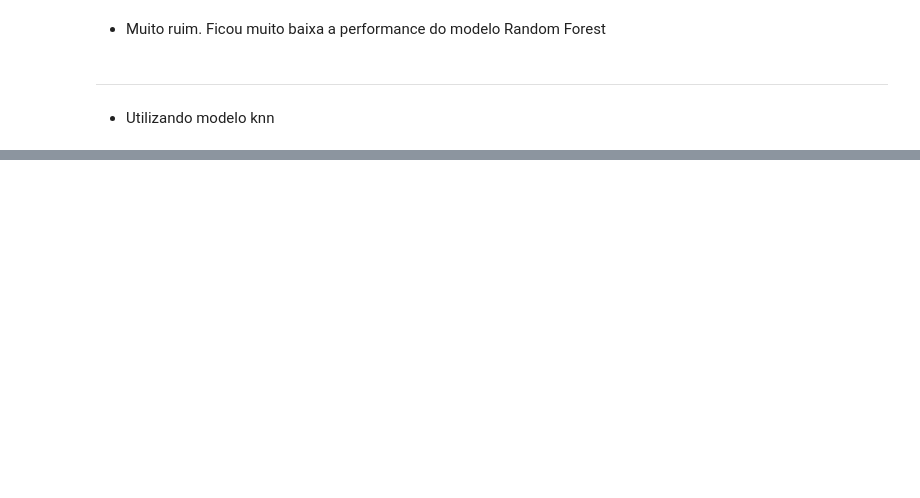
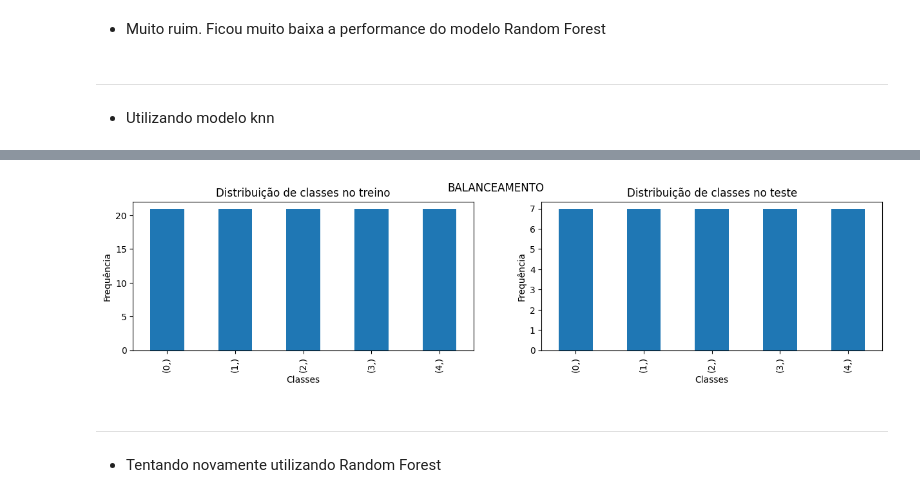
Before and after one commit to netomap/heart_disease, a Jupyter notebook: analise.ipynb, the cells around one changed output, grey strips where cells are left out. Cells and saved outputs as stored; diff of their text form; code cells hidden in the pictures; blank space fills up the shorter version.

```diff
--- a/analise.ipynb
+++ b/analise.ipynb
@@ -163,3 +245,62 @@ Accuracy: 0.60
 - O dataset está muito desbalanceado. Vamos tentar duas alternativas:
 - 1ª) Remover várias instâncias das classes dominantes para ver se os modelos ficam menos insensíveis com as classes minoritárias;
 - 2ª) Utilizar bibliotecas que criam instâncias "falsas" para a classe minoritária e ver se aumenta a sensibilidade desta;
+# %%
+def preparar_dataset_balanceado(test_size_=0.25):
+    """Função completa que traz os datasets já tratados em treino, teste"""
+    knn_inputer = KNNImputer(n_neighbors=10, weights='uniform', metric='nan_euclidean')
+
+    df = dataset.copy()
+    df = df.replace('?', np.nan)
+    df = df.astype(float)
+    df_inputed = knn_inputer.fit_transform(df)
+
+    df = pd.DataFrame(df_inputed, columns=df.columns)
+    df['target'] = df['target'].astype(int)
+
+    #  balanceamento das classes ==================================
+    frequencias = df['target'].value_counts() # lista das frequencias de cada classe. E cada classe está em seu respectivo índice deste vetor
+    menor_frequencia = frequencias.min() # menor frequência entre as classes
+    classe_da_menor_frequencia = frequencias[frequencias == menor_frequencia].index[0] # índice da classe com menor frequência
+
+    lista_datasets = []
+    for k in range(len(frequencias)):
+        if k == classe_da_menor_frequencia:
+            df_aux = df[df['target'] == classe_da_menor_frequencia] # pega toda a classe de menor frequencia
+        else:
+            df_aux = df[df['target'] == k].sample(menor_frequencia)
+
+        lista_datasets.append(df_aux)
+
+    df_balanceado = pd.concat(lista_datasets)
+    #  balanceamento das classes ==================================
+
+    df_train = df_balanceado.copy().drop(columns=['target'])
+    df_test = df_balanceado.copy()['target']
+
+    scaler = MinMaxScaler(feature_range=(-1, 1))
+    df_train = scaler.fit_transform(df_train)
+
+    x_train, x_test, y_train, y_test = train_test_split(df_train, df_test, test_size=test_size_, stratify=df_test)
+
+    return x_train, x_test, y_train, y_test
+
+x_train, x_test, y_train, y_test = preparar_dataset_balanceado(test_size_=0.25)
+
+grafico = plt.figure(figsize=(15, 3))
+
+grafico.add_subplot(1, 2, 1)
+pd.DataFrame(y_train).value_counts().plot(kind='bar', title='Distribuição de classes no treino', xlabel='Classes', ylabel='Frequência')
+
+grafico.add_subplot(1, 2, 2)
+pd.DataFrame(y_test).value_counts().plot(kind='bar', title='Distribuição de classes no teste', xlabel='Classes', ylabel='Frequência')
+
+# escrever titulo da figura
+plt.suptitle('BALANCEAMENTO')
+
+plt.show()
+# %% [output]
+[figure, added]
+# %% [markdown]
+---
+- Tentando novamente utilizando Random Forest
```
Also changed, not shown: parts of 15 cells of this notebook.
